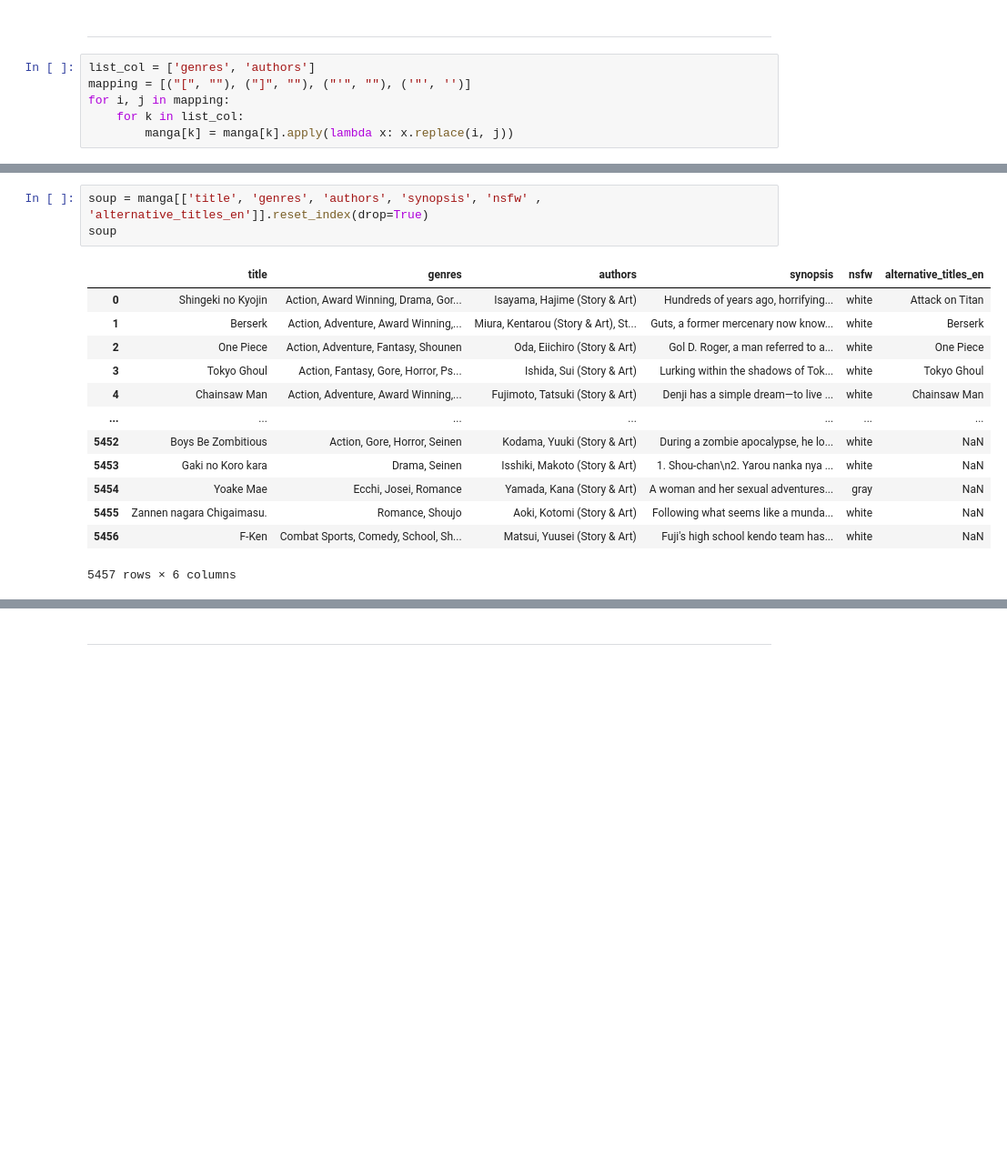
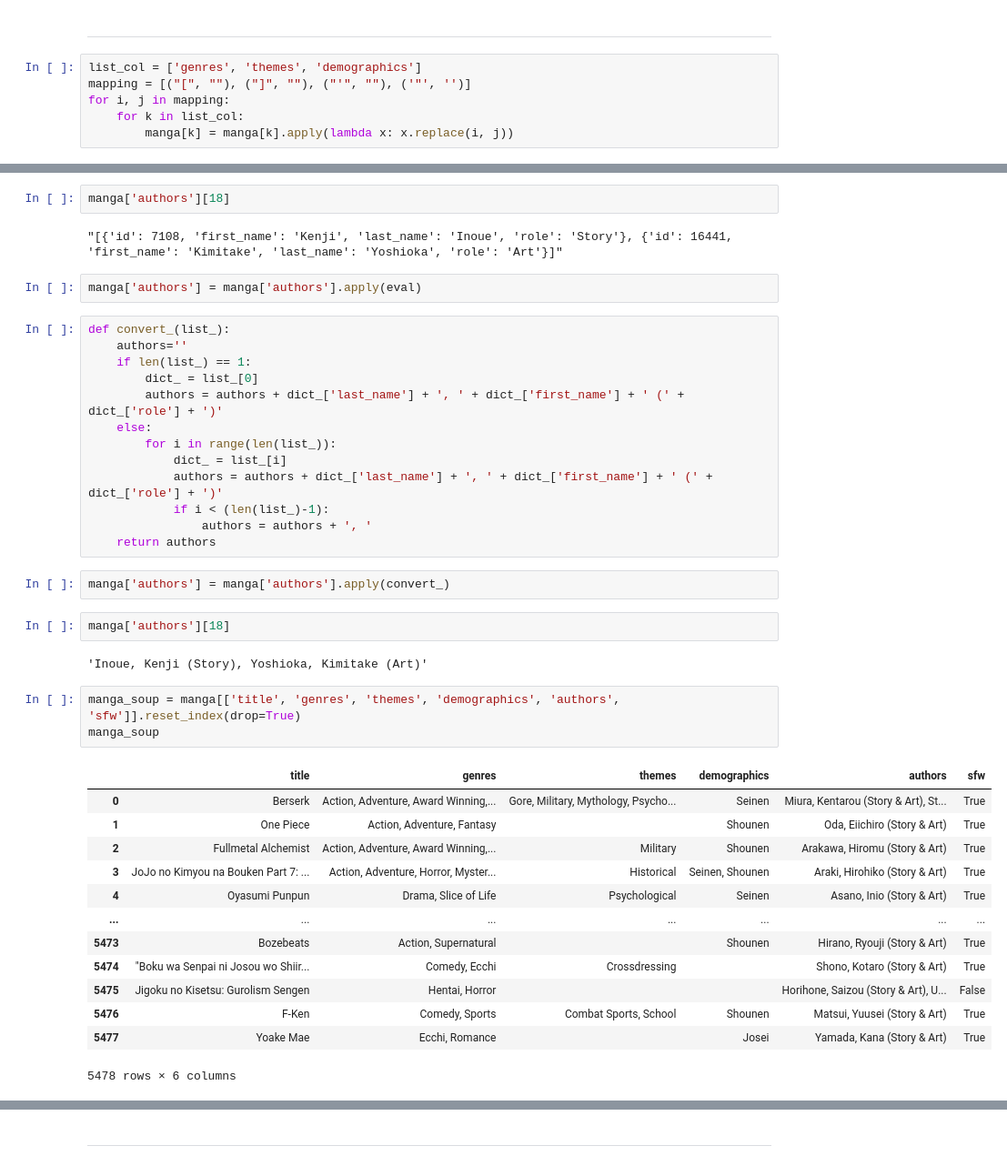
Before and after one commit to agnagigih/anime-manga-recommender-system-streamlit, a Jupyter notebook: Manga - cleaning & soup.ipynb, the cells around one changed output, grey strips where cells are left out. Shown at 91% size. Saved outputs shown, nothing was run; the diff lists cells and outputs as text; blank space fills up the shorter version.

```diff
--- a/Manga - cleaning & soup.ipynb
+++ b/Manga - cleaning & soup.ipynb
@@ -98,7 +111,7 @@ False
 # %% [markdown]
 ---
 # %%
-list_col = ['genres', 'authors']
+list_col = ['genres', 'themes', 'demographics']
 mapping = [("[", ""), ("]", ""), ("'", ""), ('"', '')]
 for i, j in mapping:
     for k in list_col:
@@ -115,20 +119,45 @@ Name: authors, dtype: object
+# %%
+manga['authors'][18]
+# %% [output]
+"[{'id': 7108, 'first_name': 'Kenji', 'last_name': 'Inoue', 'role': 'Story'}, {'id': 16441, 'first_name': 'Kimitake', 'last_name': 'Yoshioka', 'role': 'Art'}]"
+# %%
+manga['authors'] = manga['authors'].apply(eval)
+# %%
+def convert_(list_):
+    authors=''
+    if len(list_) == 1:
+        dict_ = list_[0]
+        authors = authors + dict_['last_name'] + ', ' + dict_['first_name'] + ' (' + dict_['role'] + ')'
+    else:
+        for i in range(len(list_)):
+            dict_ = list_[i]
+            authors = authors + dict_['last_name'] + ', ' + dict_['first_name'] + ' (' + dict_['role'] + ')'
+            if i < (len(list_)-1):
+                authors = authors + ', '
+    return authors
+# %%
+manga['authors'] = manga['authors'].apply(convert_)
+# %%
+manga['authors'][18]
+# %% [output]
+'Inoue, Kenji (Story), Yoshioka, Kimitake (Art)'
 # %%
-soup = manga[['title', 'genres', 'authors', 'synopsis', 'nsfw' , 'alternative_titles_en']].reset_index(drop=True)
-soup
+manga_soup = manga[['title', 'genres', 'themes', 'demographics', 'authors', 'sfw']].reset_index(drop=True)
+manga_soup
 # %% [output]
-|  | title | genres | authors | synopsis | nsfw | alternative_titles_en |
-| 0 | Shingeki no Kyojin | Action, Award Winning, Drama, Gor... | Isayama, Hajime (Story & Art) | Hundreds of years ago, horrifying... | white | Attack on Titan |
-| 1 | Berserk | Action, Adventure, Award Winning,... | Miura, Kentarou (Story & Art), St... | Guts, a former mercenary now know... | white | Berserk |
-| 2 | One Piece | Action, Adventure, Fantasy, Shounen | Oda, Eiichiro (Story & Art) | Gol D. Roger, a man referred to a... | white | One Piece |
-| 3 | Tokyo Ghoul | Action, Fantasy, Gore, Horror, Ps... | Ishida, Sui (Story & Art) | Lurking within the shadows of Tok... | white | Tokyo Ghoul |
-| 4 | Chainsaw Man | Action, Adventure, Award Winning,... | Fujimoto, Tatsuki (Story & Art) | Denji has a simple dream—to live ... | white | Chainsaw Man |
+|  | title | genres | themes | demographics | authors | sfw |
+| 0 | Berserk | Action, Adventure, Award Winning,... | Gore, Military, Mythology, Psycho... | Seinen | Miura, Kentarou (Story & Art), St... | True |
+| 1 | One Piece | Action, Adventure, Fantasy |  | Shounen | Oda, Eiichiro (Story & Art) | True |
+| 2 | Fullmetal Alchemist | Action, Adventure, Award Winning,... | Military | Shounen | Arakawa, Hiromu (Story & Art) | True |
+| 3 | JoJo no Kimyou na Bouken Part 7: ... | Action, Adventure, Horror, Myster... | Historical | Seinen, Shounen | Araki, Hirohiko (Story & Art) | True |
+| 4 | Oyasumi Punpun | Drama, Slice of Life | Psychological | Seinen | Asano, Inio (Story & Art) | True |
 | ... | ... | ... | ... | ... | ... | ... |
-| 5452 | Boys Be Zombitious | Action, Gore, Horror, Seinen | Kodama, Yuuki (Story & Art) | During a zombie apocalypse, he lo... | white | NaN |
-| 5453 | Gaki no Koro kara | Drama, Seinen | Isshiki, Makoto (Story & Art) | 1. Shou-chan\n2. Yarou nanka nya ... | white | NaN |
-| 5454 | Yoake Mae | Ecchi, Josei, Romance | Yamada, Kana (Story & Art) | A woman and her sexual adventures... | gray | NaN |
-| 5455 | Zannen nagara Chigaimasu. | Romance, Shoujo | Aoki, Kotomi (Story & Art) | Following what seems like a munda... | white | NaN |
-| 5456 | F-Ken | Combat Sports, Comedy, School, Sh... | Matsui, Yuusei (Story & Art) | Fuji's high school kendo team has... | white | NaN |
+| 5473 | Bozebeats | Action, Supernatural |  | Shounen | Hirano, Ryouji (Story & Art) | True |
+| 5474 | "Boku wa Senpai ni Josou wo Shiir... | Comedy, Ecchi | Crossdressing |  | Shono, Kotaro (Story & Art) | True |
+| 5475 | Jigoku no Kisetsu: Gurolism Sengen | Hentai, Horror |  |  | Horihone, Saizou (Story & Art), U... | False |
+| 5476 | F-Ken | Comedy, Sports | Combat Sports, School | Shounen | Matsui, Yuusei (Story & Art) | True |
+| 5477 | Yoake Mae | Ecchi, Romance |  | Josei | Yamada, Kana (Story & Art) | True |
-5457 rows × 6 columns
+5478 rows × 6 columns
 # %%
 unwanted_str = [('Story & Art', ''), ('Story', ''), ('Art', ''), ('(', ''), (')', '')]
 for i, j in unwanted_str:
```
Also changed, not shown: parts of 39 cells of this notebook, 6 other files.
